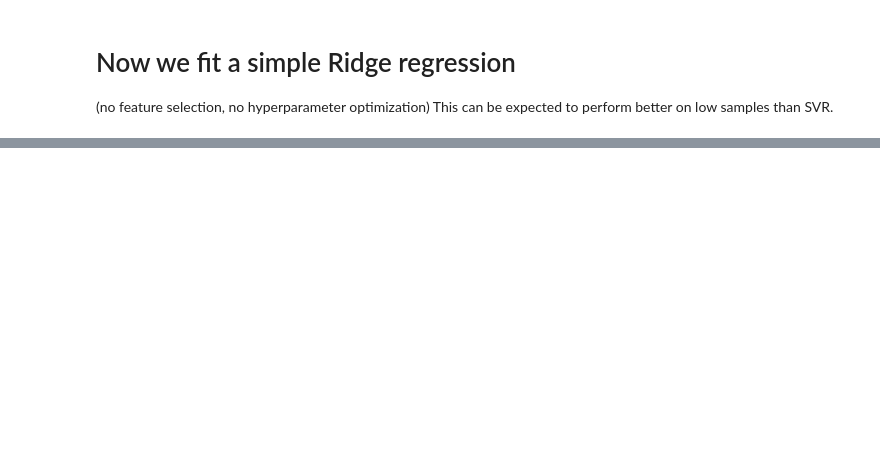
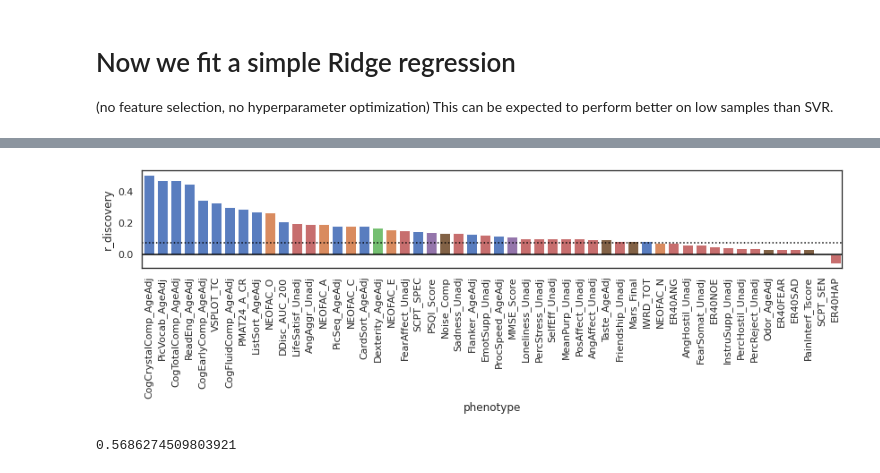
Before and after one commit to spisakt/BWAS_comment, a Jupyter notebook: multivariate_BWAS_replicability_analysis_FC_more_vars.ipynb, the cells around one changed output, grey strips where cells are left out. Saved outputs shown, nothing was run; the diff lists cells and outputs as text; code cells hidden in the pictures; blank space fills up the shorter version.

```diff
--- a/multivariate_BWAS_replicability_analysis_FC_more_vars.ipynb
+++ b/multivariate_BWAS_replicability_analysis_FC_more_vars.ipynb
@@ -425,0 +378,8 @@ array(['Release', 'Acquisition', 'Gender', 'Age', '3T_Full_MR_Compl',
+# %%
+ax=sns.barplot(data=df_plot, x='phenotype', y='r_discovery', palette=colors)
+plt.xticks(rotation=90)
+ax.axhline(0.074, color='black', linestyle=':') # parametric one-sided significance threshold
+ax.axhline(0, color='black')
+plt.savefig('fig/r_discovery_all_phenotypes.pdf')
+# %% [output]
+[figure, added]
@@ -425,0 +389,4 @@ array(['Release', 'Acquisition', 'Gender', 'Age', '3T_Full_MR_Compl',
+# %%
+29/51
+# %% [output]
+0.5686274509803921
```
Also changed, not shown: parts of 10 cells of this notebook, 15 other files.
